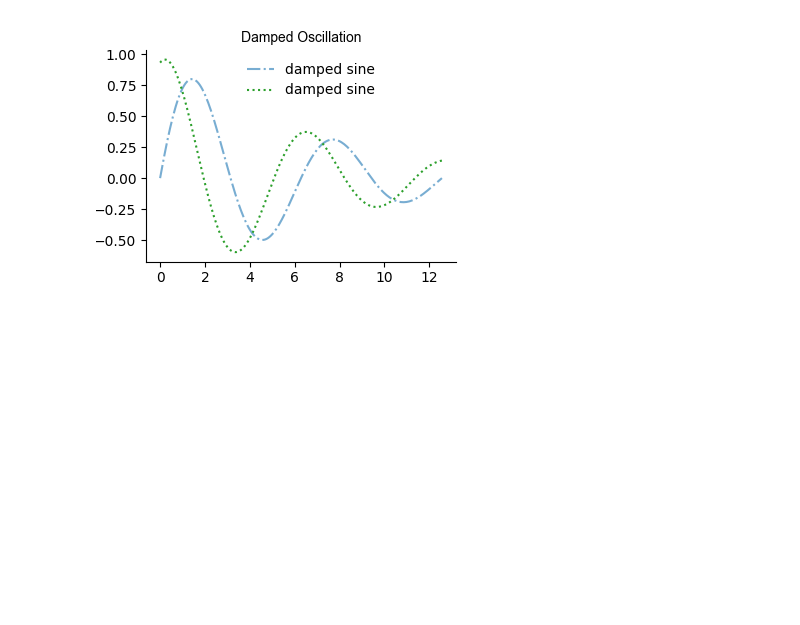
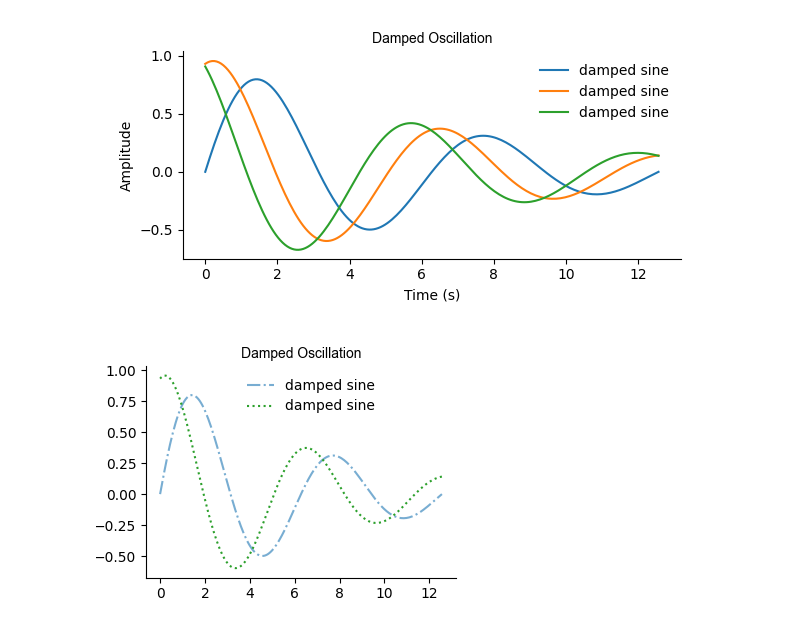
Before and after one commit to p-koo/matplotly, a Jupyter notebook: demo_plot.ipynb, the cells around one changed output. Drawn from its saved outputs; the diff is of its cells as text; code cells hidden in the pictures; blank space fills up the shorter version.

```diff
--- a/demo.ipynb
+++ b/demo_plot.ipynb
@@ -34,30 +38,41 @@ y = np.exp(-0.15 * x) * np.sin(x)
 x2 = np.linspace(0, 4 * np.pi, 200)
 y2 = np.exp(-0.15 * x) * np.sin(x+1.2)
 
+x3 = np.linspace(0, 4 * np.pi, 200)
+y3 = np.exp(-0.15 * x) * np.sin(x+2)
+
 fig, ax = plt.subplots(figsize=(8, 4))
 ax.plot(x, y, label='damped sine', linewidth=1.5)
 ax.plot(x2, y2, label='damped sine', linewidth=1.5)
+ax.plot(x3, y3, label='damped sine', linewidth=1.5)
 ax.set_title('Damped Oscillation')
 ax.set_xlabel('Time (s)')
 ax.set_ylabel('Amplitude')
 
-# Generated by plotbuild
+# Generated by matplotly v4
+
+_lines = [l for l in ax.lines if not l.get_label().startswith('_')]
 
 # damped sine
-ax.lines[0].set_color('#1f77b4')
-ax.lines[0].set_linewidth(1.5)
-ax.lines[0].set_linestyle('-.')
-ax.lines[0].set_alpha(0.6)
+_lines[0].set_color('#1f77b4')
+_lines[0].set_linewidth(1.5)
 
 # damped sine
-ax.lines[1].set_color('#2ca02c')
-ax.lines[1].set_linewidth(1.5)
-ax.lines[1].set_linestyle(':')
+_lines[1].set_color('#ff7f0e')
+_lines[1].set_linewidth(1.5)
+
+# damped sine
+_lines[2].set_color('#2ca02c')
+_lines[2].set_linewidth(1.5)
 
 # Labels
 ax.set_title('Damped Oscillation')
 ax.set_xlabel('Time (s)')
 ax.set_ylabel('Amplitude')
+
+# Limits
+ax.set_xlim(-0.63, 13.19)
+ax.set_ylim(-0.75, 1.04)
 
 # Fonts
 ax.title.set_fontsize(10.0)
@@ -76,12 +91,9 @@ ax.spines['bottom'].set_linewidth(0.8)
 ax.spines['left'].set_linewidth(0.8)
 
 # Legend
-handles, labels = ax.get_legend_handles_labels()
-for h, lbl in zip(handles, ['damped sine', 'damped sine']):
-    h.set_label(lbl)
-ax.legend(loc='upper right', frameon=False, fontsize=10.0, bbox_to_anchor=(0.78, 1.0))
+ax.legend(loc='upper right', frameon=False, fontsize=10.0, bbox_to_anchor=(1.0, 1.0))
 
 # Layout
-fig.set_size_inches(4.0, 2.75)
-plotbuild(fig)
+fig.set_size_inches(6.0, 3.0)
+fig.tight_layout()
 # %% [output]
@@ -89,3 +100,4 @@ VBox(children=(VBox(children=(HBox(children=(Button(button_style='warning', desc
+[figure, added]
 # %%
 # Fake data: damped sine wave
 x = np.linspace(0, 4 * np.pi, 200)
```
Also changed, not shown: parts of 3 cells of this notebook, 45 other files.
